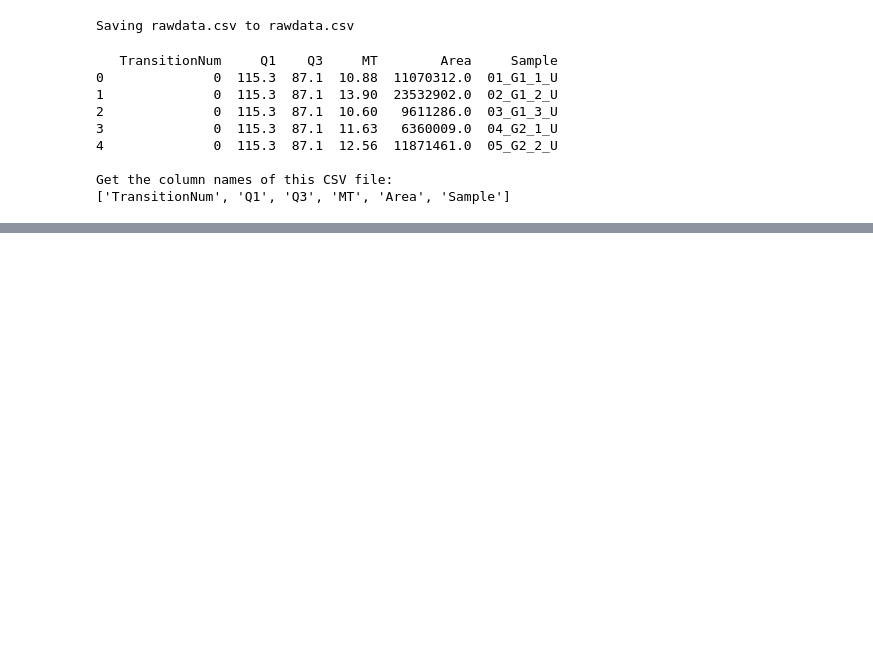
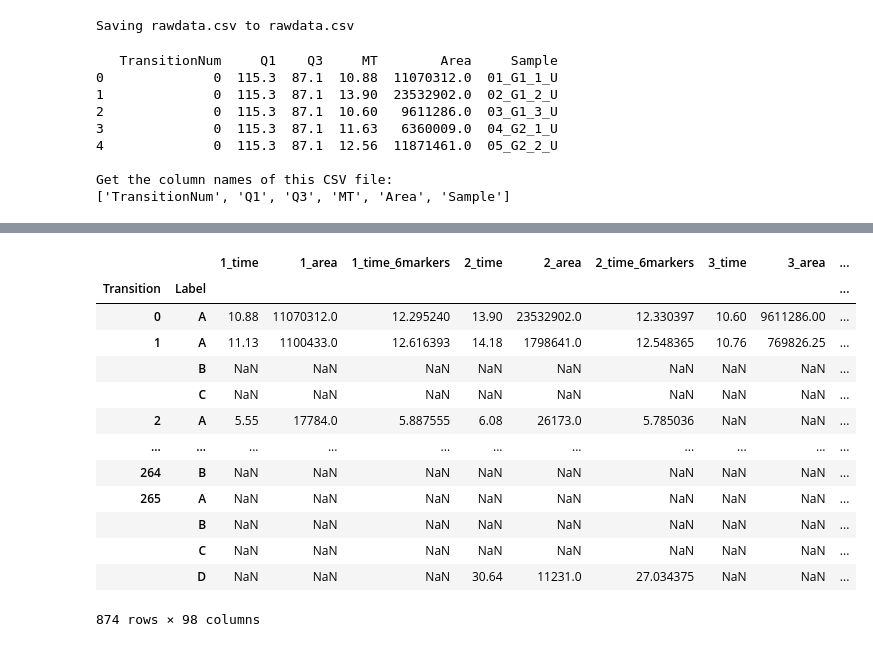
Before and after one commit to Tan-Jiahua/MT-correction, a Jupyter notebook: MTcorrection_20210427.ipynb, the cells around one changed output, grey strips where cells are left out. Saved outputs shown, nothing was run; the diff lists cells and outputs as text; code cells hidden in the pictures; blank space fills up the shorter version.

```diff
--- a/MTcorrection_20210427.ipynb
+++ b/MTcorrection_20210427.ipynb
@@ -1427,0 +1317,5 @@ Transition Label                      ...
+# %%
+# Re-examination of the alignment results
+finally_aligned_peaks_before_reexamination = with_avgMT_and_RSD(finally_aligned_peaks_before_reexamination)
+finally_aligned_peaks = check_and_correct(finally_aligned_peaks_before_reexamination,allowed_EORMT,'step_last')
+finally_aligned_peaks = with_avgMT_and_RSD(finally_aligned_peaks)
@@ -1427,0 +1340,20 @@ Transition Label                      ...
+# %%
+# Aligned result after final correction and re-examination
+# A triplet of columns represents the raw migration time, peak area and corrected migration time of the peaks in a sample
+finally_aligned_peaks.to_csv('final_correction_and_alignment.csv')
+finally_aligned_peaks
+# %% [output]
+|  |  | 1_time | 1_area | 1_time_6markers | 2_time | 2_area | 2_time_6markers | 3_time | 3_area | ... |
+| Transition | Label |  |  |  |  |  |  |  |  | ... |
+| 0 | A | 10.88 | 11070312.0 | 12.295240 | 13.90 | 23532902.0 | 12.330397 | 10.60 | 9611286.00 | ... |
+| 1 | A | 11.13 | 1100433.0 | 12.616393 | 14.18 | 1798641.0 | 12.548365 | 10.76 | 769826.25 | ... |
+|  | B | NaN | NaN | NaN | NaN | NaN | NaN | NaN | NaN | ... |
+|  | C | NaN | NaN | NaN | NaN | NaN | NaN | NaN | NaN | ... |
+| 2 | A | 5.55 | 17784.0 | 5.887555 | 6.08 | 26173.0 | 5.785036 | NaN | NaN | ... |
+| ... | ... | ... | ... | ... | ... | ... | ... | ... | ... | ... |
+| 264 | B | NaN | NaN | NaN | NaN | NaN | NaN | NaN | NaN | ... |
+| 265 | A | NaN | NaN | NaN | NaN | NaN | NaN | NaN | NaN | ... |
+|  | B | NaN | NaN | NaN | NaN | NaN | NaN | NaN | NaN | ... |
+|  | C | NaN | NaN | NaN | NaN | NaN | NaN | NaN | NaN | ... |
+|  | D | NaN | NaN | NaN | 30.64 | 11231.0 | 27.034375 | NaN | NaN | ... |
+874 rows × 98 columns
```
Also changed, not shown: parts of 46 cells of this notebook.
